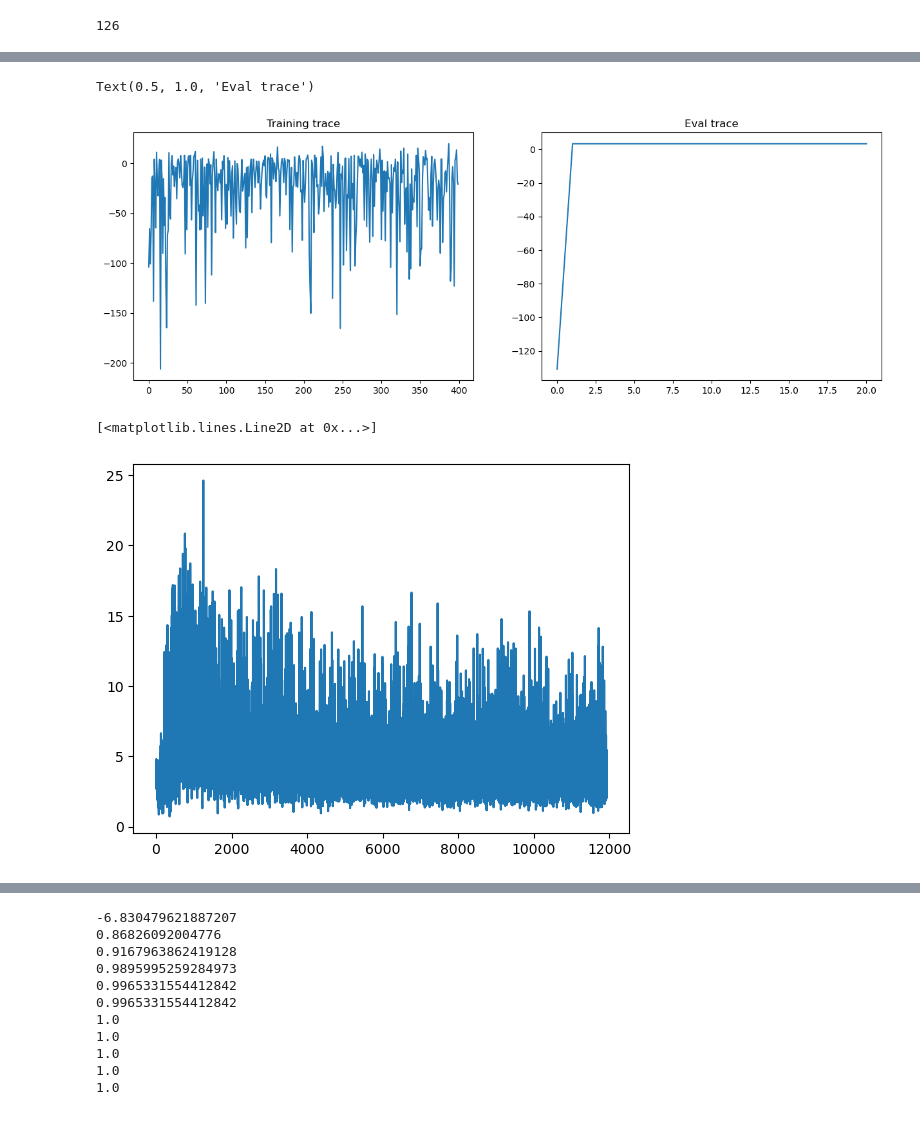
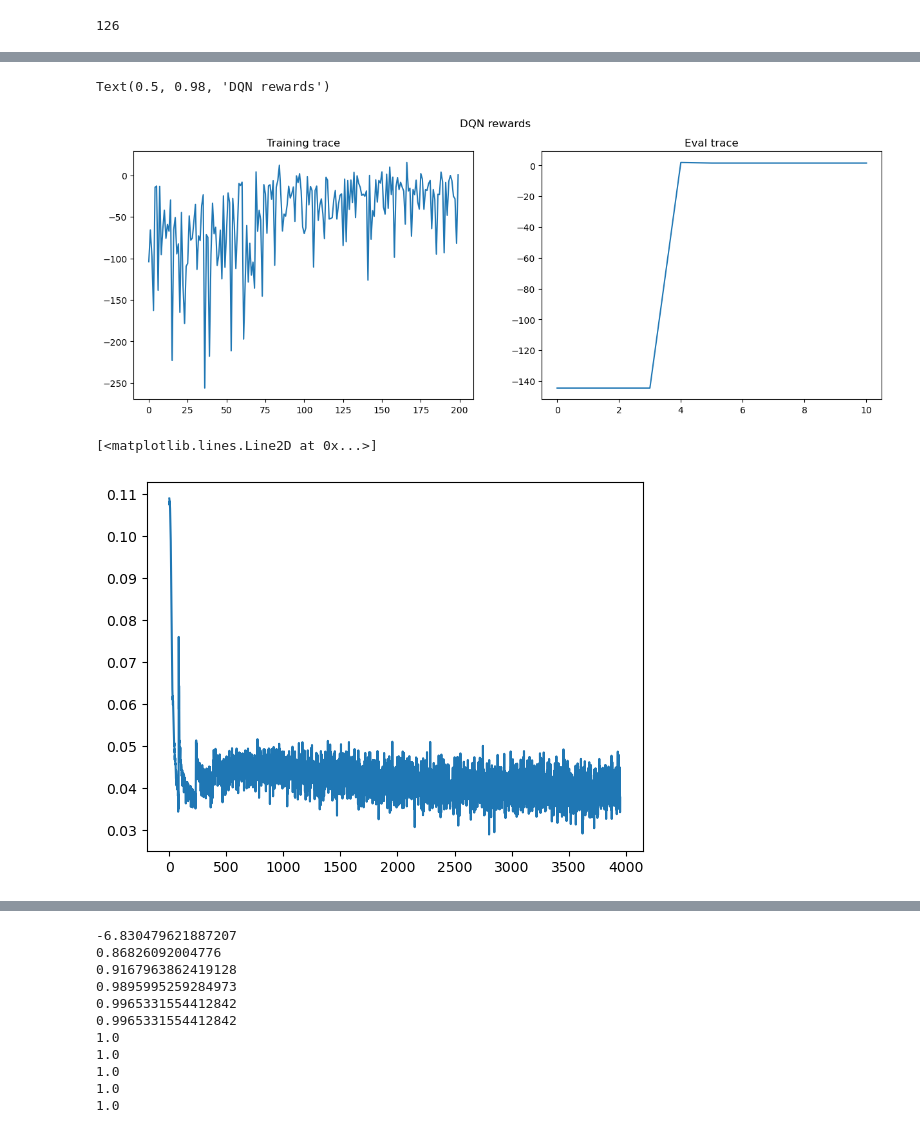
Before and after one commit to mohahf19/ANNRL-2023, a Jupyter notebook: notebooks/q3.ipynb, the cells around one changed output, grey strips where cells are left out. Saved outputs shown, nothing was run; the diff lists cells and outputs as text; code cells hidden in the pictures.

```diff
--- a/notebooks/q3.ipynb
+++ b/notebooks/q3.ipynb
@@ -173,9 +173,9 @@ class DQNModel(nn.Module):
             self.activation(),
             nn.Linear(64, 32),
             self.activation(),
-            nn.Linear(32, 32),
+            nn.Linear(32, 16),
             self.activation(),
-            nn.Linear(32, actions_dim),
+            nn.Linear(16, actions_dim),
         )
 
     def forward(self, x: torch.Tensor) -> torch.Tensor:
@@ -237,6 +237,7 @@ def simulate_policy(
             action = select_action(policy_output, epsilon=0)
             curr_action = create_action(action)
             obs, reward, done, info = env.step(curr_action)
+            obs_tensor = observation_to_tensor(obs, dyn).to(device)
             if logging:
                 # print(f"{action} ({reward.item():.2f})", end=" ")
                 print(action, end= " ")
@@ -326,15 +327,15 @@ def compute_epsilon(
 ) -> float:
     return max(e_min, e_initial * (total_steps - current_steps) / total_steps)
 # %%
-num_episodes = 400
+num_episodes = 200
 seed = 41
 learning_rate = 5e-3
 discount_factor = 0.9
 target_update_per = 5  # update target network every 5 episodes
 evaluate_per = 20  # evaluate every 20 episodes
 num_eval_episodes = 20
-buffer_size = 20_000
-batch_size = 2**6
+batch_size = 2 ** 11
+buffer_size  = 20_000
 epsilon_min = 0.7
 epsilon_init = 0.7
 device = "mps"
@@ -403,6 +404,7 @@ for num_episode in range(num_episodes):
         reward = reward.to(device)
 
         memory.push(obs_tensor, action, new_obs_tensor, reward)
+        obs_tensor = new_obs_tensor
 
         cumulative_tr_reward += curr_discount_factor * reward
         curr_discount_factor *= discount_factor
@@ -478,22 +480,24 @@ torch.save(policy_net.state_dict(), model_save_path / "dqn_binary_q3a.pt")
 # %%
 import matplotlib.pyplot as plt
 
 fig, ax = plt.subplots(1, 2, figsize=(15, 5))
 
 
 ax[0].plot(tr_trace, label="training rewards")
 ax[0].set_title("Training trace")
 
 ax[1].plot(eval_trace_mean, label="eval mean reward")
 ax[1].set_title("Eval trace")
+
+fig.suptitle("DQN rewards")
 # %% [output]
-Text(0.5, 1.0, 'Eval trace')
+Text(0.5, 0.98, 'DQN rewards')
-[figure, old version]
+[figure, new version]
 # %%
 plt.plot(tr_losses)
 # %% [output]
 [<matplotlib.lines.Line2D at 0x...>]
-[figure, old version]
+[figure, new version]
 # %%
 print("1 means confine, 0 means no action")
 eval_rewards = simulate_policy(policy_net, eval_seed_sequences, discount_factor=discount_factor, device=device, logging=True)
```
Also changed, not shown: parts of 5 cells of this notebook, 2 other files.
